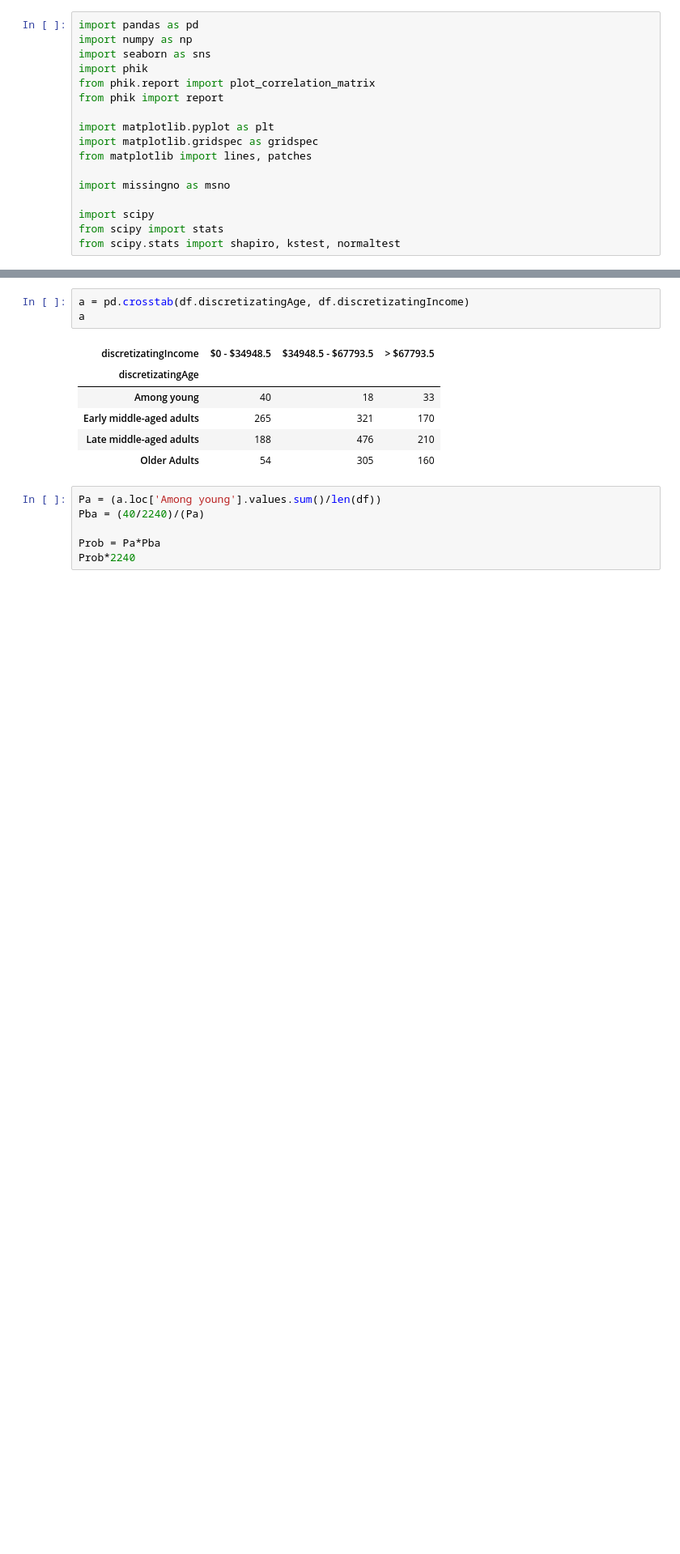
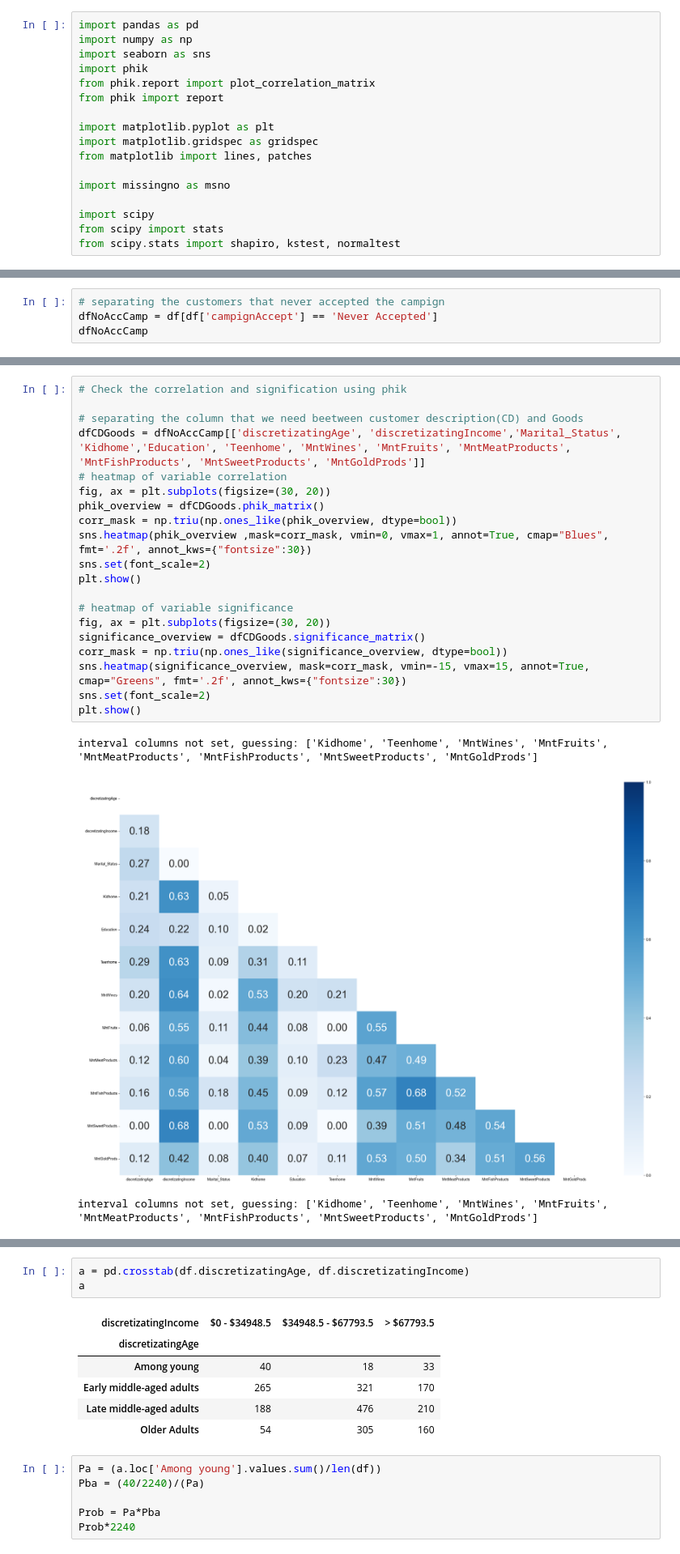
Before and after one commit to fdkurnianto/CapstoneProject2, a Jupyter notebook: notebooks/DataAnalytics.ipynb, the cells around one changed output, grey strips where cells are left out. Shown at 81% size. Saved outputs shown, nothing was run; the diff lists cells and outputs as text; blank space fills up the shorter version.

```diff
--- a/notebooks/DataAnalytics.ipynb
+++ b/notebooks/DataAnalytics.ipynb
@@ -29,0 +118,4 @@ df.sample(5)
+# %%
+# separating the customers that never accepted the campign
+dfNoAccCamp = df[df['campignAccept'] == 'Never Accepted']
+dfNoAccCamp
@@ -98,0 +158,24 @@ Name: MntWines, Length: 2240, dtype: int64
+# %%
+# Check the correlation and signification using phik
+
+# separating the column that we need beetween customer description(CD) and Goods
+dfCDGoods = dfNoAccCamp[['discretizatingAge', 'discretizatingIncome','Marital_Status', 'Kidhome','Education', 'Teenhome', 'MntWines', 'MntFruits', 'MntMeatProducts', 'MntFishProducts', 'MntSweetProducts', 'MntGoldProds']]
+# heatmap of variable correlation
+fig, ax = plt.subplots(figsize=(30, 20))
+phik_overview = dfCDGoods.phik_matrix()
+corr_mask = np.triu(np.ones_like(phik_overview, dtype=bool))
+sns.heatmap(phik_overview ,mask=corr_mask, vmin=0, vmax=1, annot=True, cmap="Blues", fmt='.2f', annot_kws={"fontsize":30})
+sns.set(font_scale=2)
+plt.show()
+
+# heatmap of variable significance
+fig, ax = plt.subplots(figsize=(30, 20))
+significance_overview = dfCDGoods.significance_matrix()
+corr_mask = np.triu(np.ones_like(significance_overview, dtype=bool))
+sns.heatmap(significance_overview, mask=corr_mask, vmin=-15, vmax=15, annot=True, cmap="Greens", fmt='.2f', annot_kws={"fontsize":30})
+sns.set(font_scale=2)
+plt.show()
+# %% [output]
+interval columns not set, guessing: ['Kidhome', 'Teenhome', 'MntWines', 'MntFruits', 'MntMeatProducts', 'MntFishProducts', 'MntSweetProducts', 'MntGoldProds']
+[figure, added]
+interval columns not set, guessing: ['Kidhome', 'Teenhome', 'MntWines', 'MntFruits', 'MntMeatProducts', 'MntFishProducts', 'MntSweetProducts', 'MntGoldProds']
```
Also changed, not shown: parts of 37 cells of this notebook.
